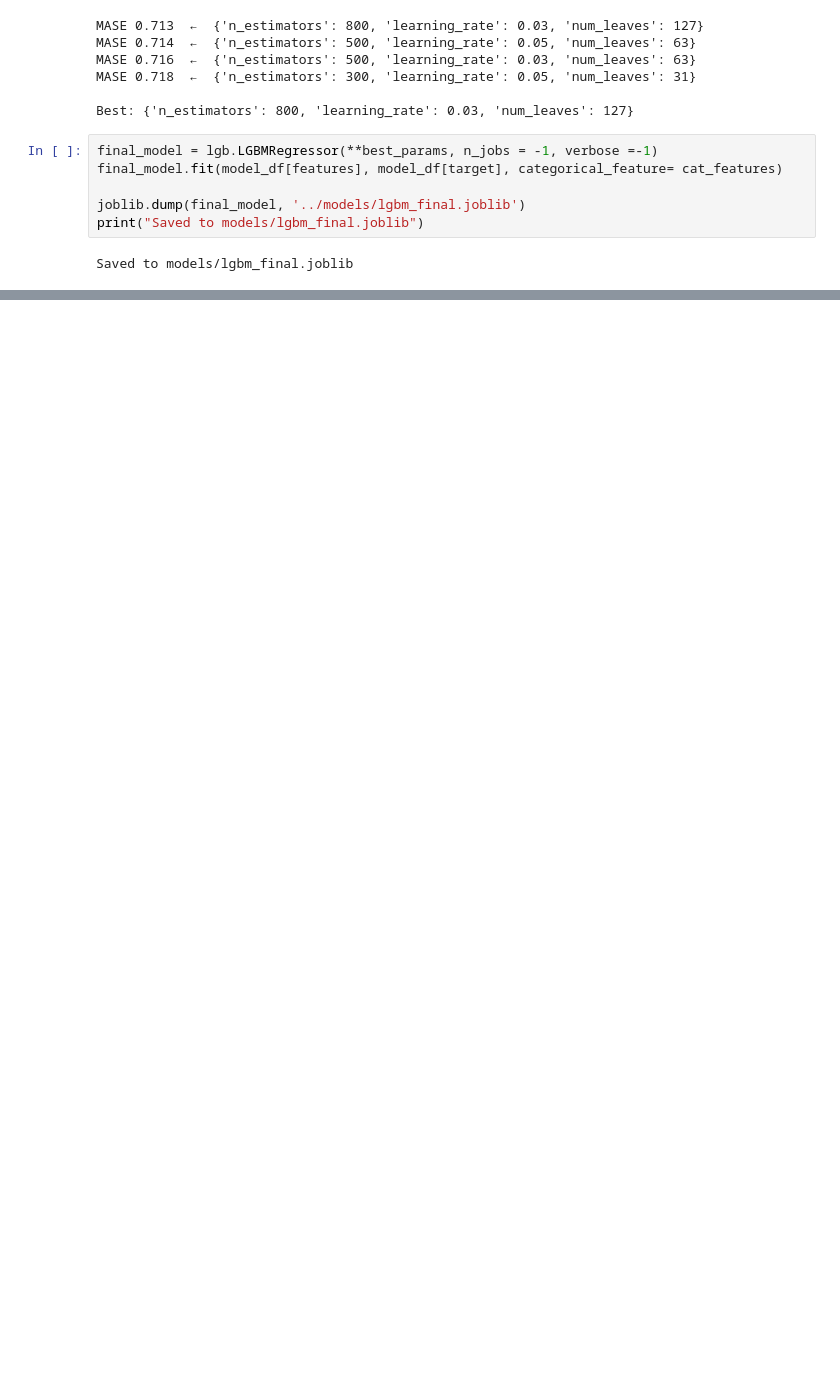
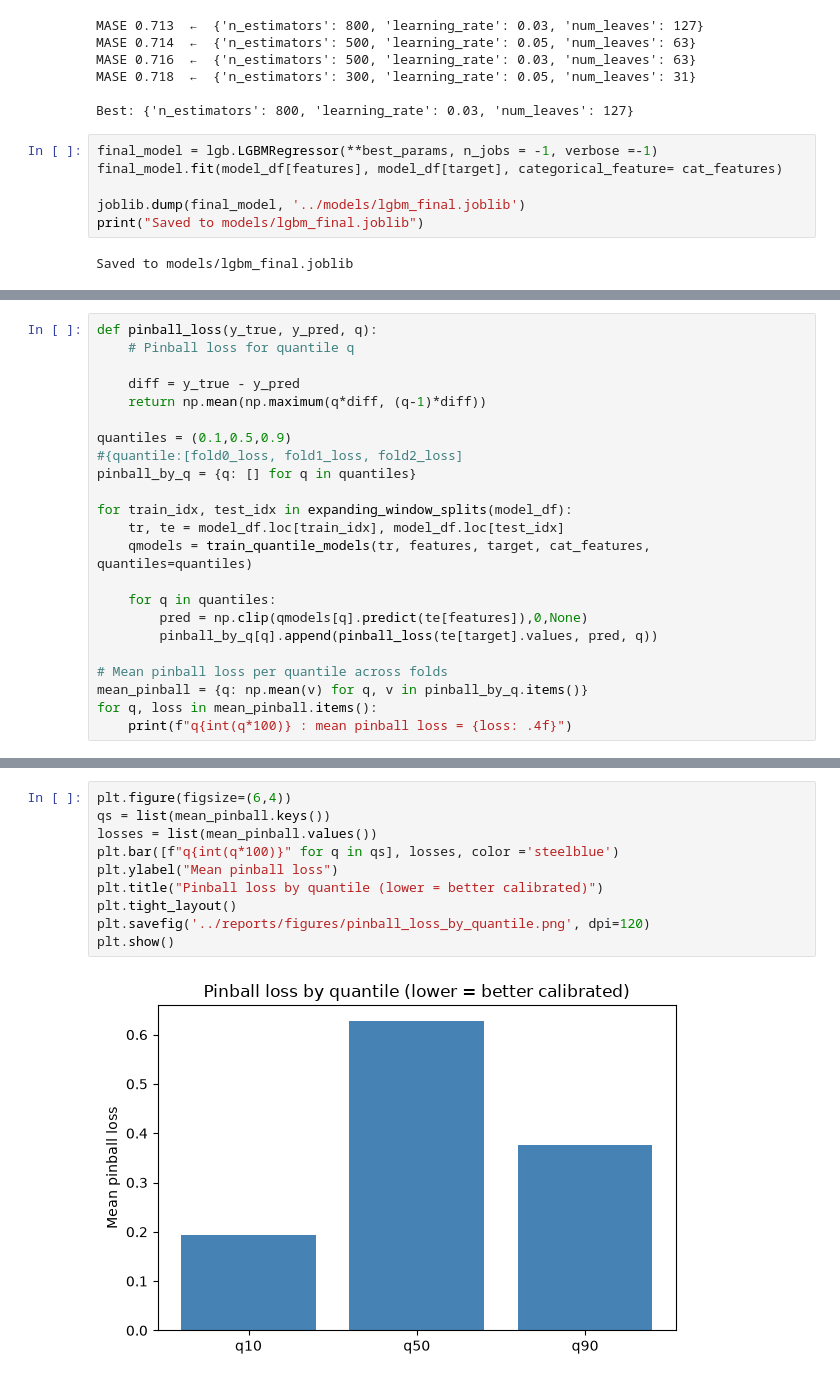
Before and after one commit to Jay-Purohit1131/demand_forecast_inventory_optimizer, a Jupyter notebook: notebooks/02_modeling.ipynb, the cells around one changed output, grey strips where cells are left out. Cells and saved outputs as stored; diff of their text form; blank space fills up the shorter version.

Commit message:
docs: finalize README, notebook narratives, and figures

```diff
--- a/notebooks/02_modeling.ipynb
+++ b/notebooks/02_modeling.ipynb
@@ -310,0 +323,23 @@ print(inspect)
+# %%
+def pinball_loss(y_true, y_pred, q):
+    # Pinball loss for quantile q
+
+    diff = y_true - y_pred
+    return np.mean(np.maximum(q*diff, (q-1)*diff))
+
+quantiles = (0.1,0.5,0.9)
+#{quantile:[fold0_loss, fold1_loss, fold2_loss]
+pinball_by_q = {q: [] for q in quantiles}
+
+for train_idx, test_idx in expanding_window_splits(model_df):
+    tr, te = model_df.loc[train_idx], model_df.loc[test_idx]
+    qmodels = train_quantile_models(tr, features, target, cat_features, quantiles=quantiles)
+
+    for q in quantiles:
+        pred = np.clip(qmodels[q].predict(te[features]),0,None)
+        pinball_by_q[q].append(pinball_loss(te[target].values, pred, q))
+
+# Mean pinball loss per quantile across folds
+mean_pinball = {q: np.mean(v) for q, v in pinball_by_q.items()}
+for q, loss in mean_pinball.items():
+    print(f"q{int(q*100)} : mean pinball loss = {loss: .4f}")
@@ -310,0 +350,12 @@ print(inspect)
+# %%
+plt.figure(figsize=(6,4))
+qs = list(mean_pinball.keys())
+losses = list(mean_pinball.values())
+plt.bar([f"q{int(q*100)}" for q in qs], losses, color ='steelblue')
+plt.ylabel("Mean pinball loss")
+plt.title("Pinball loss by quantile (lower = better calibrated)")
+plt.tight_layout()
+plt.savefig('../reports/figures/pinball_loss_by_quantile.png', dpi=120)
+plt.show()
+# %% [output]
+[figure, added]
```
Also changed, not shown: parts of 22 cells of this notebook, 6 other files.
